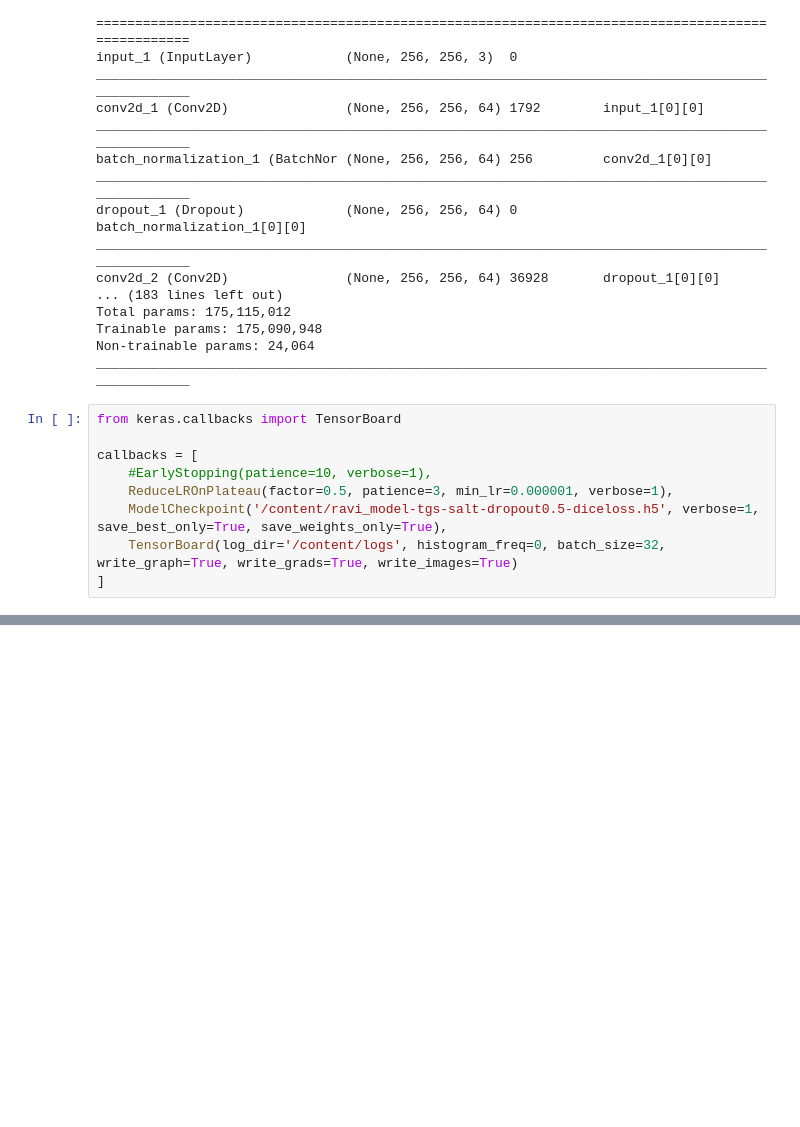
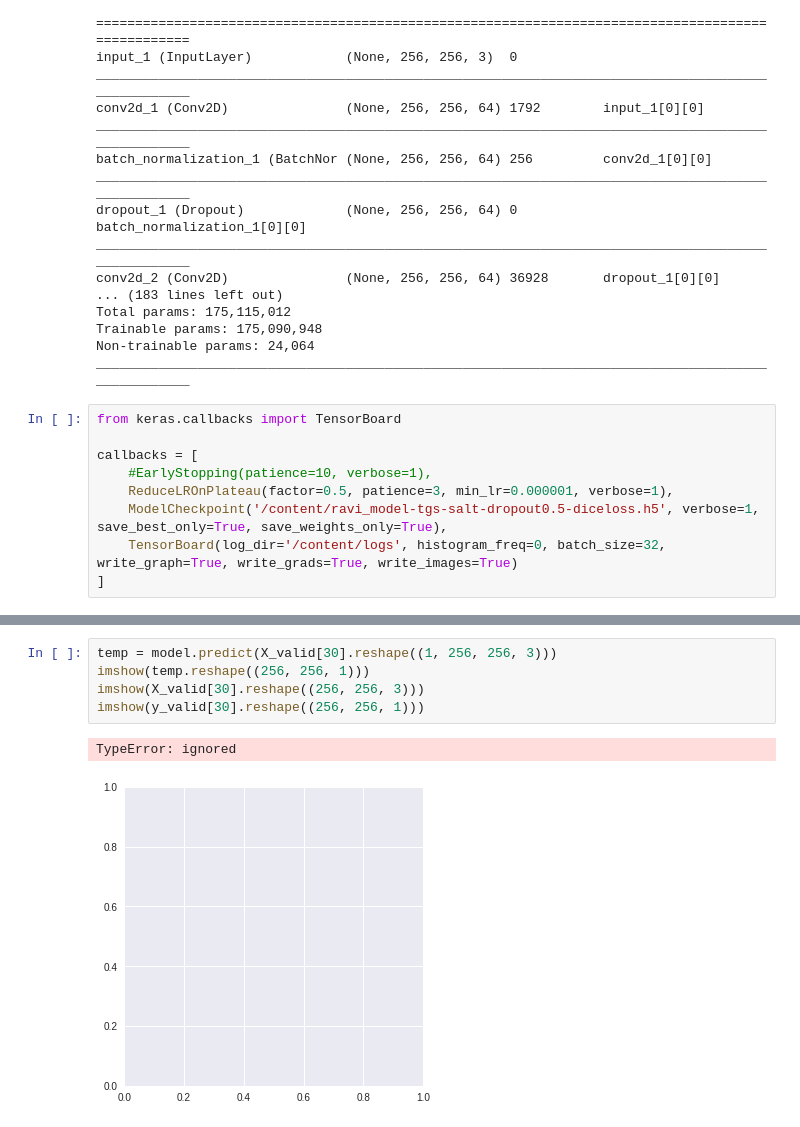
Before and after one commit to Ravimk07/Tensorflow_colab_examples, a Jupyter notebook: Test_segmentation_script.ipynb, the cells around one changed output, grey strips where cells are left out. Saved outputs shown, nothing was run; the diff lists cells and outputs as text; blank space fills up the shorter version.

```diff
--- a/Test_segmentation_script.ipynb
+++ b/Test_segmentation_script.ipynb
@@ -210,0 +232,8 @@ Epoch 1/50
+# %%
+temp = model.predict(X_valid[30].reshape((1, 256, 256, 3)))
+imshow(temp.reshape((256, 256, 1)))
+imshow(X_valid[30].reshape((256, 256, 3)))
+imshow(y_valid[30].reshape((256, 256, 1)))
+# %% [output]
+TypeError: ignored
+[figure, added]
```
Also changed, not shown: parts of 2 cells of this notebook.
